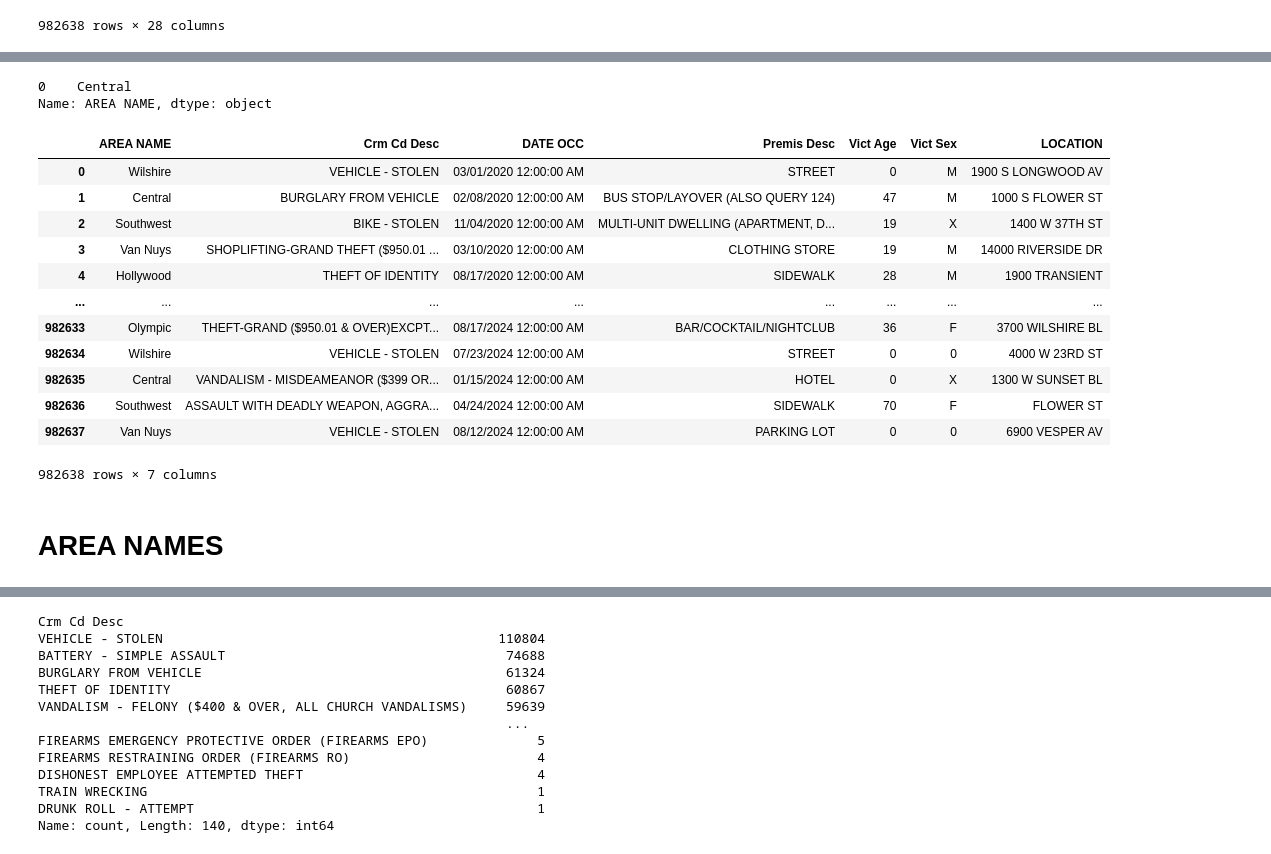
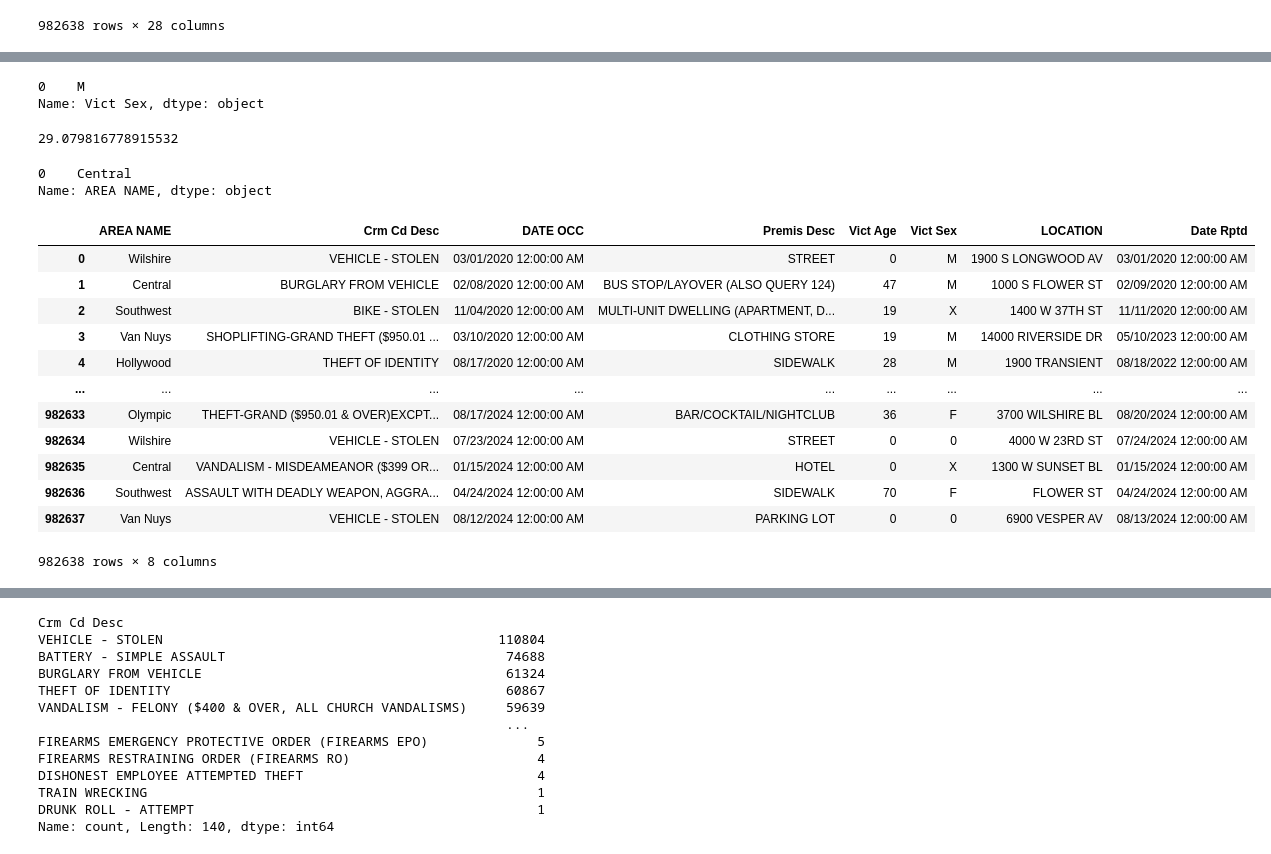
Before and after one commit to yashin777/Los-Angeles-Crime-Rate-Data-Project, a Jupyter notebook: Los Angeles Crime 2020-Present Data Analytics Project.ipynb, the cells around one changed output, grey strips where cells are left out. Saved outputs shown, nothing was run; the diff lists cells and outputs as text; code cells hidden in the pictures.

```diff
--- a/Los Angeles Crime 2020-Present Data Analytics Project.ipynb
+++ b/Los Angeles Crime 2020-Present Data Analytics Project.ipynb
@@ -140 +152,12 @@ Name: Vict Sex, dtype: object
+# %%
+# Finding the most  Gender Victims occurence
+df['Vict Sex'].mode()
+# %% [output]
+0    M
+Name: Vict Sex, dtype: object
+# %%
+# Finding the average age of Victims
+df['Vict Age'].mean()
+# %% [output]
+29.079816778915532
 # %%
@@ -143,21 +167,20 @@ df['AREA NAME'].mode()
 0    Central
 Name: AREA NAME, dtype: object
 # %%
-Crime_result=df.loc[:,['AREA NAME','Crm Cd Desc','DATE OCC','Premis Desc','Vict Age','Vict Sex','LOCATION']]
+# Creating a new Dataframe called Crime_result
+Crime_result=df.loc[:,['AREA NAME','Crm Cd Desc','DATE OCC','Premis Desc','Vict Age','Vict Sex','LOCATION','Date Rptd']]
 Crime_result
 # %% [output]
-|  | AREA NAME | Crm Cd Desc | DATE OCC | Premis Desc | Vict Age | Vict Sex | LOCATION |
-| 0 | Wilshire | VEHICLE - STOLEN | 03/01/2020 12:00:00 AM | STREET | 0 | M | 1900 S LONGWOOD AV |
-| 1 | Central | BURGLARY FROM VEHICLE | 02/08/2020 12:00:00 AM | BUS STOP/LAYOVER (ALSO QUERY 124) | 47 | M | 1000 S FLOWER ST |
-| 2 | Southwest | BIKE - STOLEN | 11/04/2020 12:00:00 AM | MULTI-UNIT DWELLING (APARTMENT, D... | 19 | X | 1400 W 37TH ST |
-| 3 | Van Nuys | SHOPLIFTING-GRAND THEFT ($950.01 ... | 03/10/2020 12:00:00 AM | CLOTHING STORE | 19 | M | 14000 RIVERSIDE DR |
-| 4 | Hollywood | THEFT OF IDENTITY | 08/17/2020 12:00:00 AM | SIDEWALK | 28 | M | 1900 TRANSIENT |
-| ... | ... | ... | ... | ... | ... | ... | ... |
-| 982633 | Olympic | THEFT-GRAND ($950.01 & OVER)EXCPT... | 08/17/2024 12:00:00 AM | BAR/COCKTAIL/NIGHTCLUB | 36 | F | 3700 WILSHIRE BL |
-| 982634 | Wilshire | VEHICLE - STOLEN | 07/23/2024 12:00:00 AM | STREET | 0 | 0 | 4000 W 23RD ST |
-| 982635 | Central | VANDALISM - MISDEAMEANOR ($399 OR... | 01/15/2024 12:00:00 AM | HOTEL | 0 | X | 1300 W SUNSET BL |
-| 982636 | Southwest | ASSAULT WITH DEADLY WEAPON, AGGRA... | 04/24/2024 12:00:00 AM | SIDEWALK | 70 | F | FLOWER ST |
-| 982637 | Van Nuys | VEHICLE - STOLEN | 08/12/2024 12:00:00 AM | PARKING LOT | 0 | 0 | 6900 VESPER AV |
+|  | AREA NAME | Crm Cd Desc | DATE OCC | Premis Desc | Vict Age | Vict Sex | LOCATION | Date Rptd |
+| 0 | Wilshire | VEHICLE - STOLEN | 03/01/2020 12:00:00 AM | STREET | 0 | M | 1900 S LONGWOOD AV | 03/01/2020 12:00:00 AM |
+| 1 | Central | BURGLARY FROM VEHICLE | 02/08/2020 12:00:00 AM | BUS STOP/LAYOVER (ALSO QUERY 124) | 47 | M | 1000 S FLOWER ST | 02/09/2020 12:00:00 AM |
+| 2 | Southwest | BIKE - STOLEN | 11/04/2020 12:00:00 AM | MULTI-UNIT DWELLING (APARTMENT, D... | 19 | X | 1400 W 37TH ST | 11/11/2020 12:00:00 AM |
+| 3 | Van Nuys | SHOPLIFTING-GRAND THEFT ($950.01 ... | 03/10/2020 12:00:00 AM | CLOTHING STORE | 19 | M | 14000 RIVERSIDE DR | 05/10/2023 12:00:00 AM |
+| 4 | Hollywood | THEFT OF IDENTITY | 08/17/2020 12:00:00 AM | SIDEWALK | 28 | M | 1900 TRANSIENT | 08/18/2022 12:00:00 AM |
+| ... | ... | ... | ... | ... | ... | ... | ... | ... |
+| 982633 | Olympic | THEFT-GRAND ($950.01 & OVER)EXCPT... | 08/17/2024 12:00:00 AM | BAR/COCKTAIL/NIGHTCLUB | 36 | F | 3700 WILSHIRE BL | 08/20/2024 12:00:00 AM |
+| 982634 | Wilshire | VEHICLE - STOLEN | 07/23/2024 12:00:00 AM | STREET | 0 | 0 | 4000 W 23RD ST | 07/24/2024 12:00:00 AM |
+| 982635 | Central | VANDALISM - MISDEAMEANOR ($399 OR... | 01/15/2024 12:00:00 AM | HOTEL | 0 | X | 1300 W SUNSET BL | 01/15/2024 12:00:00 AM |
+| 982636 | Southwest | ASSAULT WITH DEADLY WEAPON, AGGRA... | 04/24/2024 12:00:00 AM | SIDEWALK | 70 | F | FLOWER ST | 04/24/2024 12:00:00 AM |
+| 982637 | Van Nuys | VEHICLE - STOLEN | 08/12/2024 12:00:00 AM | PARKING LOT | 0 | 0 | 6900 VESPER AV | 08/13/2024 12:00:00 AM |
-982638 rows × 7 columns
+982638 rows × 8 columns
-# %% [markdown]
-# AREA NAMES
```
Also changed, not shown: parts of 41 cells of this notebook.
